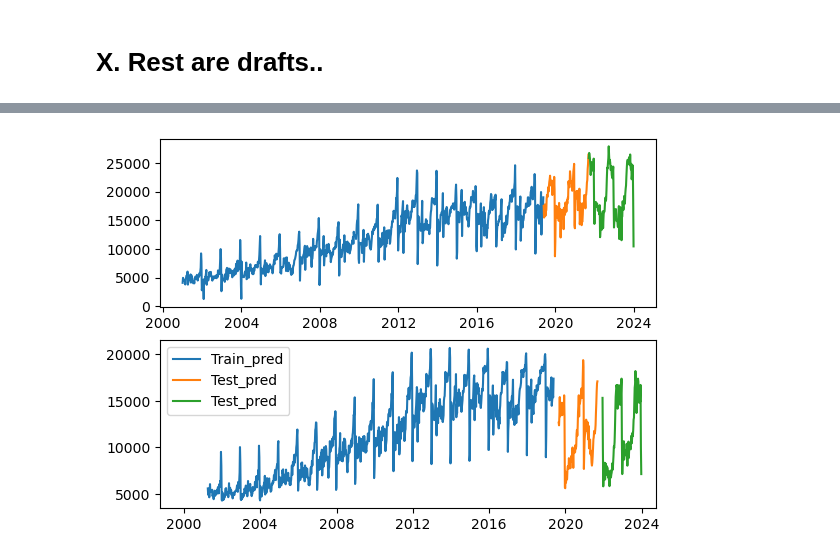
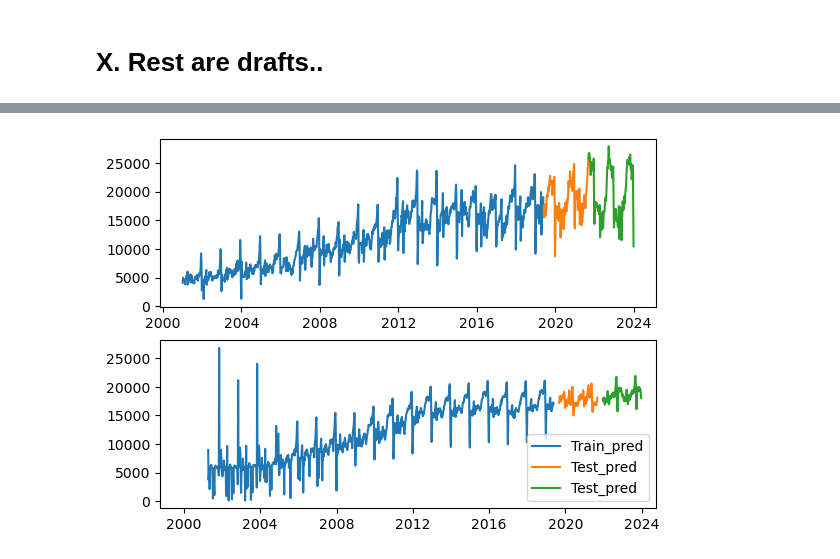
Before and after one commit to DataJakob/Various-School-Projects, a Jupyter notebook: Advanced Topics in Deep Learning/Feature_Enginneering.ipynb, the cells around one changed output, grey strips where cells are left out. Cells and saved outputs as stored; diff of their text form; code cells hidden in the pictures.

```diff
--- a/Advanced Topics in Deep Learning/Feature_Enginneering.ipynb
+++ b/Advanced Topics in Deep Learning/Feature_Enginneering.ipynb
@@ -61,7 +64,7 @@ X_val, X_test, y_val, y_test = train_test_split(X_eval, y_eval,
                                                 shuffle=False)
 # %%
 def seasonal_indicators(X):
-    weeks = [1,2,3,4, 49,50,51,52]
+    weeks = [1,2,3,4,5,48,49,50,51,52]
     indicator_df = pd.DataFrame()
     for ind_week in range(len(weeks)):
         column = np.where(X.index.isocalendar().week==weeks[ind_week],1,0)
@@ -202,21 +210,21 @@ pipe = Pipeline(steps=[
     # ('lstm', model)
 ])
 
-# X_train_preprocessed = pipe.set_params(lag__kw_args={'target':y_train}).fit_transform(X_train)
-# X_val_preprocessed = pipe.set_params(lag__kw_args={'target':y_val}).transform(X_val)
-# X_test_preprocessed = pipe.set_params(lag__kw_args={'target':y_test}).transform(X_test)
 
-pipe.set_params(det__kw_args={'startValue':0}, lag__kw_args={'target':y_train})
+pipe.set_params(
+                det__kw_args={'startValue':0},
+                lag__kw_args={'target':y_train},
+                res__kw_args={'timeSteps':13}
+                )
 X_train_preprocessed  = pipe.fit_transform(X_train)
 
-pipe.set_params(det__kw_args={'startValue':960}, lag__kw_args={'target':y_val})
-X_val_preprocessed  = pipe.fit_transform(X_val)
+pipe.set_params(det__kw_args={'startValue':960},
+                lag__kw_args={'target':y_val},
+                res__kw_args={'timeSteps':13})
+X_val_preprocessed  = pipe.transform(X_val)
 
-pipe.set_params(det__kw_args={'startValue':1080}, lag__kw_args={'target':y_test})
-X_test_preprocessed  = pipe.fit_transform(X_test)
-
-# X_train_preprocessed = pipe.set_params(lag__kw_args={'target':y_train}).fit_transform(X_train)
-# X_val_preprocessed = pipe.set_params(lag__kw_args={'target':y_val}).transform(X_val)
-# X_test_preprocessed = pipe.set_params(lag__kw_args={'target':y_test}).transform(X_test)
-pipe
+pipe.set_params(det__kw_args={'startValue':1080},
+                lag__kw_args={'target': y_test},
+                res__kw_args={'timeSteps':13})
+X_test_preprocessed  = pipe.transform(X_test)
 # %% [output]
@@ -248,6 +236,15 @@ y_test_pre = y_test[13:]
+# %%
+# target_scaler = StandardScaler()
+# y_train_pre = target_scaler.fit_transform(np.array([y_train[6:]]).T)
+# y_val_pre = target_scaler.transform(np.array([y_val[6:]]).T)
+# y_test_pre = target_scaler.transform(np.array([y_test[6:]]).T)
+
+y_train_pre = y_train[14:]
+y_val_pre = y_val[14:]
+y_test_pre =y_test[14:]
 # %%
 model.fit(X_train_preprocessed,y_train_pre,
-          epochs=500, batch_size=25,
+          epochs=500, batch_size=20,
           validation_data=[X_val_preprocessed, y_val_pre],
           callbacks=early_stopping)
 
@@ -276,18 +276,18 @@ Epoch 6/500
 # %%
 fig,ax = plt.subplots(2)
 ax[0].plot(y_train, label='Train')
 ax[0].plot(y_val, label='Valid')
 ax[0].plot(y_test, label='Test')
 
-ax[1].plot(X_train.index[13:], train_pred, label='Train_pred')
+ax[1].plot(X_train.index[14:], train_pred, label='Train_pred')
 ax[1].set_xlim(10500,20000)
-ax[1].plot(X_val.index[13:], val_pred, label='Test_pred')
-ax[1].plot(X_test.index[13:], test_pred, label='Test_pred')
+ax[1].plot(X_val.index[14:], val_pred, label='Test_pred')
+ax[1].plot(X_test.index[14:], test_pred, label='Test_pred')
 
 plt.legend()
 plt.show()
 # %% [output]
-[figure, old version]
+[figure, new version]
 # %%
 from sklearn.metrics import root_mean_squared_error as RMSE
 from sklearn.metrics import mean_absolute_percentage_error as MAPE
```
Also changed, not shown: parts of 23 cells of this notebook.
